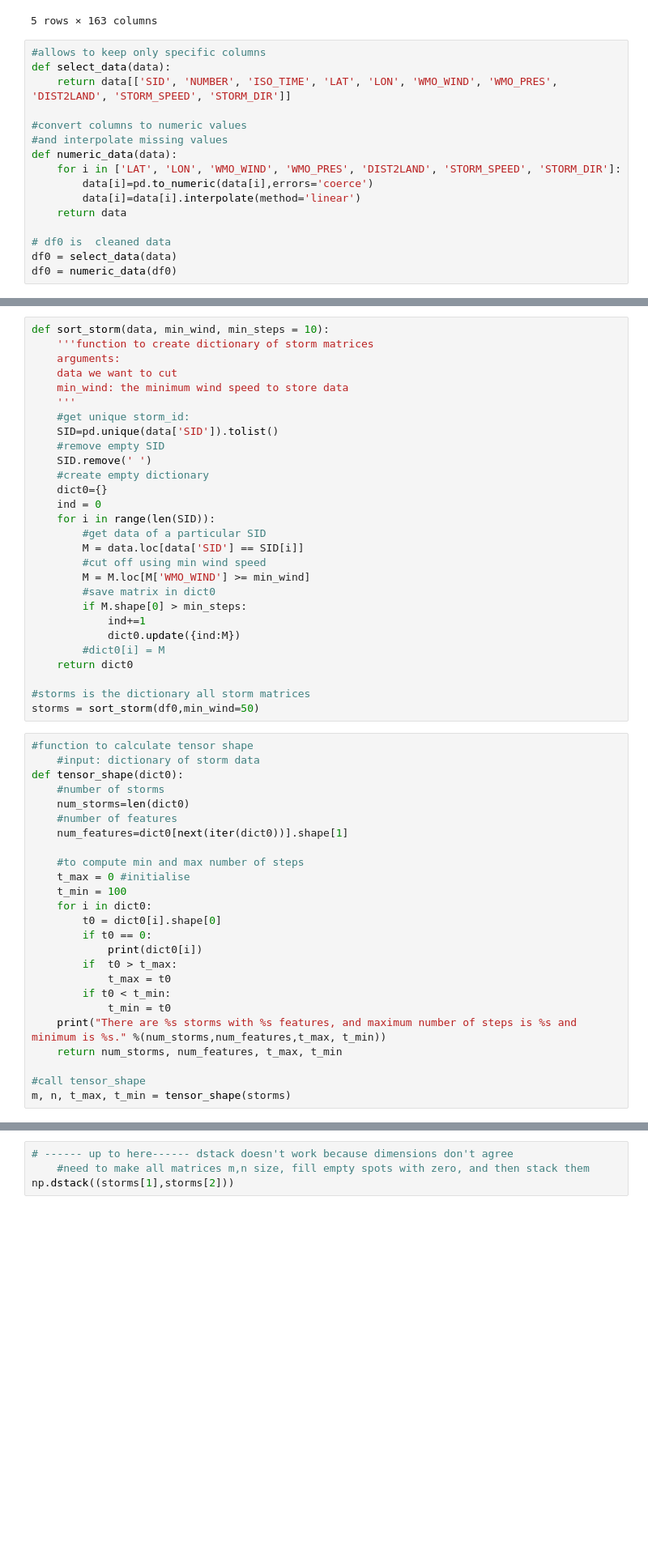
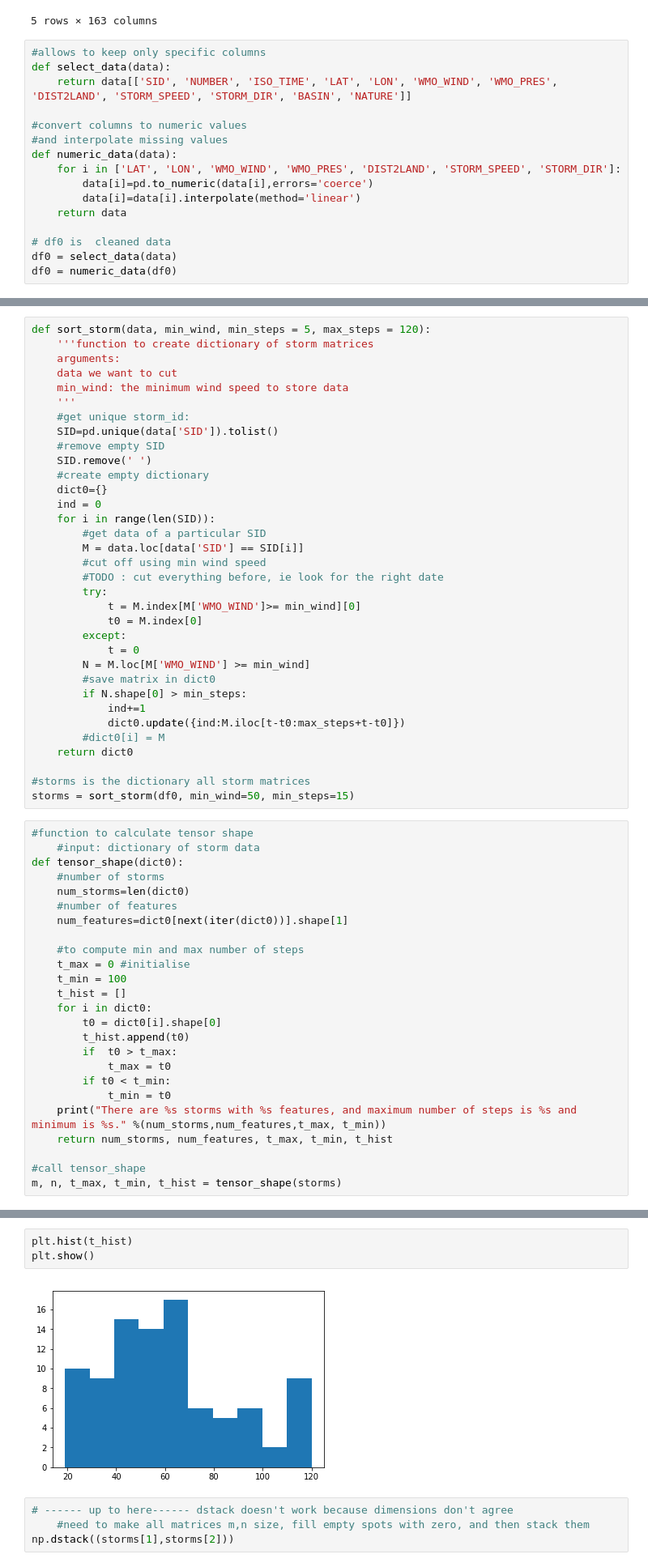
Before and after one commit to leobix/hurricast, a Jupyter notebook: processing_csv.ipynb, the cells around one changed output, grey strips where cells are left out. Shown at 81% size. Cells and saved outputs as stored; diff of their text form; blank space fills up the shorter version.

Commit message:
added max_steps + cut only beginning of trajectory

```diff
--- a/processing_csv.ipynb
+++ b/processing_csv.ipynb
@@ -18,7 +18,7 @@ data.head()
 # %%
 #allows to keep only specific columns
 def select_data(data):
-    return data[['SID', 'NUMBER', 'ISO_TIME', 'LAT', 'LON', 'WMO_WIND', 'WMO_PRES', 'DIST2LAND', 'STORM_SPEED', 'STORM_DIR']]
+    return data[['SID', 'NUMBER', 'ISO_TIME', 'LAT', 'LON', 'WMO_WIND', 'WMO_PRES', 'DIST2LAND', 'STORM_SPEED', 'STORM_DIR', 'BASIN', 'NATURE']]
 
 #convert columns to numeric values
 #and interpolate missing values
@@ -45,5 +54,5 @@ See the caveats in the documentation: http://pandas.pydata.org/pandas-docs/stabl
 # %%
-def sort_storm(data, min_wind, min_steps = 10):
+def sort_storm(data, min_wind, min_steps = 5, max_steps = 120):
     '''function to create dictionary of storm matrices
     arguments:
     data we want to cut
@@ -60,16 +69,22 @@ def sort_storm(data, min_wind, min_steps = 10):
         #get data of a particular SID
         M = data.loc[data['SID'] == SID[i]]
         #cut off using min wind speed
-        M = M.loc[M['WMO_WIND'] >= min_wind]
+        #TODO : cut everything before, ie look for the right date
+        try:
+            t = M.index[M['WMO_WIND']>= min_wind][0]
+            t0 = M.index[0]
+        except:
+            t = 0
+        N = M.loc[M['WMO_WIND'] >= min_wind]
         #save matrix in dict0
-        if M.shape[0] > min_steps:
+        if N.shape[0] > min_steps:
             ind+=1
-            dict0.update({ind:M})
+            dict0.update({ind:M.iloc[t-t0:max_steps+t-t0]})
         #dict0[i] = M
     return dict0
 
 #storms is the dictionary all storm matrices
-storms = sort_storm(df0,min_wind=50)
+storms = sort_storm(df0, min_wind=50, min_steps=15)
 # %%
 #function to calculate tensor shape
     #input: dictionary of storm data
@@ -82,17 +97,17 @@ def tensor_shape(dict0):
     #to compute min and max number of steps
     t_max = 0 #initialise
     t_min = 100
+    t_hist = []
     for i in dict0:
         t0 = dict0[i].shape[0]
-        if t0 == 0:
-            print(dict0[i])
+        t_hist.append(t0)
         if  t0 > t_max:
             t_max = t0
         if t0 < t_min:
             t_min = t0
     print("There are %s storms with %s features, and maximum number of steps is %s and minimum is %s." %(num_storms,num_features,t_max, t_min))
-    return num_storms, num_features, t_max, t_min
+    return num_storms, num_features, t_max, t_min, t_hist
 
 #call tensor_shape
-m, n, t_max, t_min = tensor_shape(storms)
+m, n, t_max, t_min, t_hist = tensor_shape(storms)
 # %% [output]
@@ -121,3 +115,8 @@ storms[25]
+# %%
+plt.hist(t_hist)
+plt.show()
+# %% [output]
+[figure, added]
 # %%
 # ------ up to here------ dstack doesn't work because dimensions don't agree
     #need to make all matrices m,n size, fill empty spots with zero, and then stack them
```
Also changed, not shown: parts of 3 cells of this notebook.
